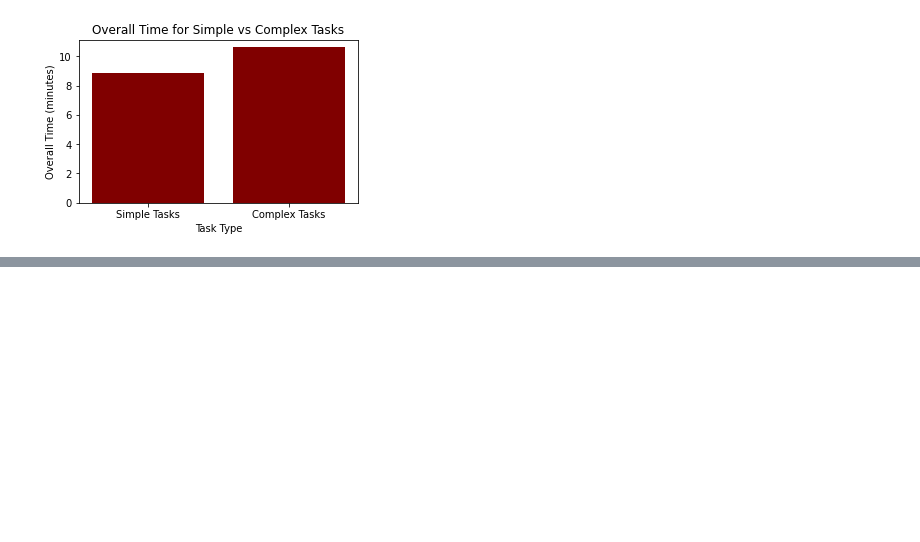
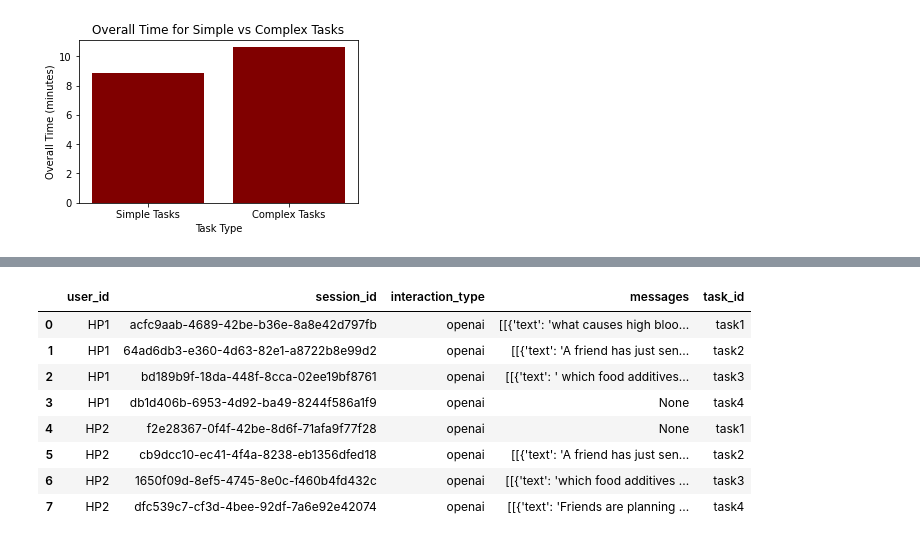
Before and after one commit to JohannesWittmann9/Forschungsseminar-IR-React, a Jupyter notebook: data_analysis_demo/results.ipynb, the cells around one changed output, grey strips where cells are left out. Drawn from its saved outputs; the diff is of its cells as text; code cells hidden in the pictures; blank space fills up the shorter version.

```diff
--- a/data_analysis_demo/results.ipynb
+++ b/data_analysis_demo/results.ipynb
@@ -400,0 +462,3 @@ searchinteractions_df
+# %%
+chatinteractions_df = chatinteractions_df[['user_id', 'session_id', 'interaction_type', 'messages']]
+chatinteractions_df
@@ -400,0 +475,13 @@ searchinteractions_df
+# %%
+chat_merged_df = pd.merge(chatinteractions_df, task_session_df, on='session_id', how='inner')
+chat_merged_df.head(10)
+# %% [output]
+|  | user_id | session_id | interaction_type | messages | task_id |
+| 0 | HP1 | acfc9aab-4689-42be-b36e-8a8e42d797fb | openai | [[{'text': 'what causes high bloo... | task1 |
+| 1 | HP1 | 64ad6db3-e360-4d63-82e1-a8722b8e99d2 | openai | [[{'text': 'A friend has just sen... | task2 |
+| 2 | HP1 | bd189b9f-18da-448f-8cca-02ee19bf8761 | openai | [[{'text': ' which food additives... | task3 |
+| 3 | HP1 | db1d406b-6953-4d92-ba49-8244f586a1f9 | openai | None | task4 |
+| 4 | HP2 | f2e28367-0f4f-42be-8d6f-71afa9f77f28 | openai | None | task1 |
+| 5 | HP2 | cb9dcc10-ec41-4f4a-8238-eb1356dfed18 | openai | [[{'text': 'A friend has just sen... | task2 |
+| 6 | HP2 | 1650f09d-8ef5-4745-8e0c-f460b4fd432c | openai | [[{'text': 'which food additives ... | task3 |
+| 7 | HP2 | dfc539c7-cf3d-4bee-92df-7a6e92e42074 | openai | [[{'text': 'Friends are planning ... | task4 |
```
Also changed, not shown: parts of 24 cells of this notebook.
